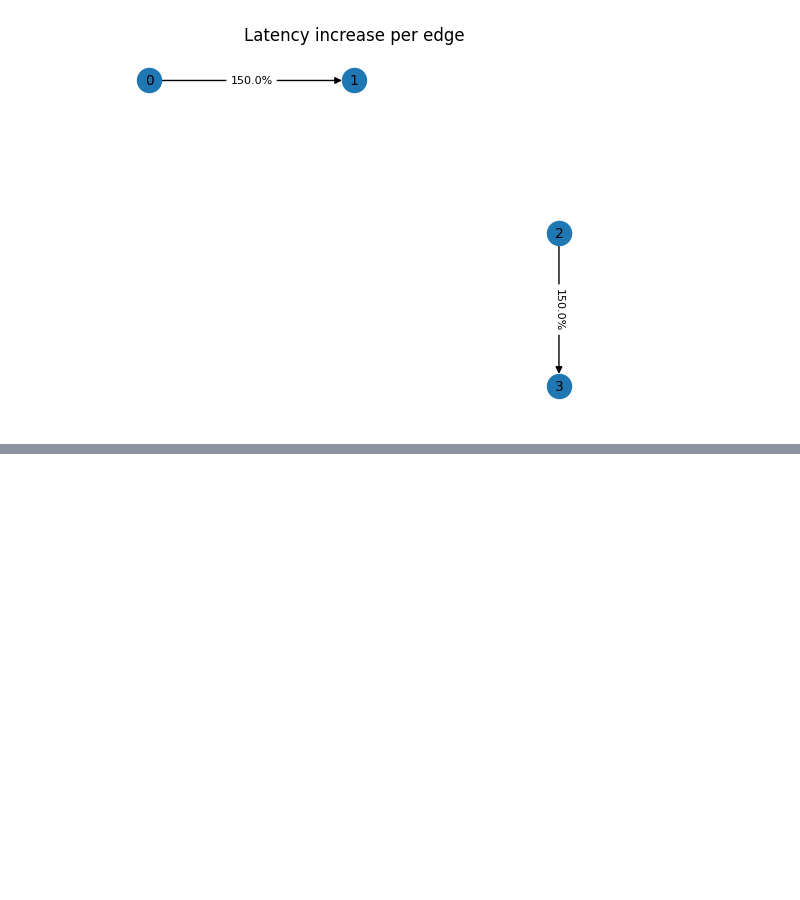
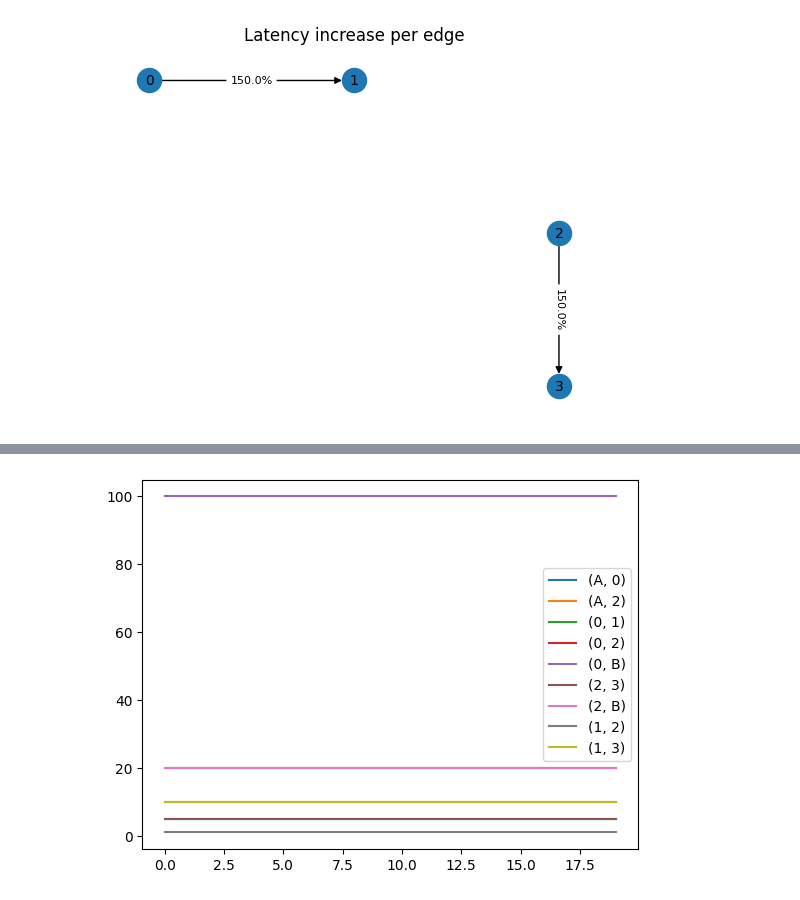
Before and after one commit to michoest/aamas-2024, a Jupyter notebook: src/traffic/v2/single_step.ipynb, the cells around one changed output, grey strips where cells are left out. Drawn from its saved outputs; the diff is of its cells as text; code cells hidden in the pictures; blank space fills up the shorter version.

Commit message:
Add double Braess

```diff
--- a/src/traffic/v2/single_step.ipynb
+++ b/src/traffic/v2/single_step.ipynb
@@ -47,0 +84,12 @@ plot_latency_increase_per_edge(model, step_stats)
+# %%
+number_of_cars = 20
+number_of_steps = 20
+
+network = create_double_braess_network(capacity=number_of_cars)
+cars = {car_id: Car(car_id, 'A', 'B', anticipation_strategy='route', verbose=False) for car_id in range(number_of_cars)}
+
+model = TrafficModel(network, cars, R=0.1, beta=1)
+
+model.set_edge_restriction((0, 2), allowed=True)
+model.set_edge_restriction((1, 2), allowed=False)
+step_stats, car_stats = model.run_single_steps(number_of_steps)
@@ -47,0 +108,4 @@ plot_latency_increase_per_edge(model, step_stats)
+# %%
+plot_latency_per_edge(step_stats)
+# %% [output]
+[figure, added]
```
Also changed, not shown: parts of 9 cells of this notebook, 1 other file.
